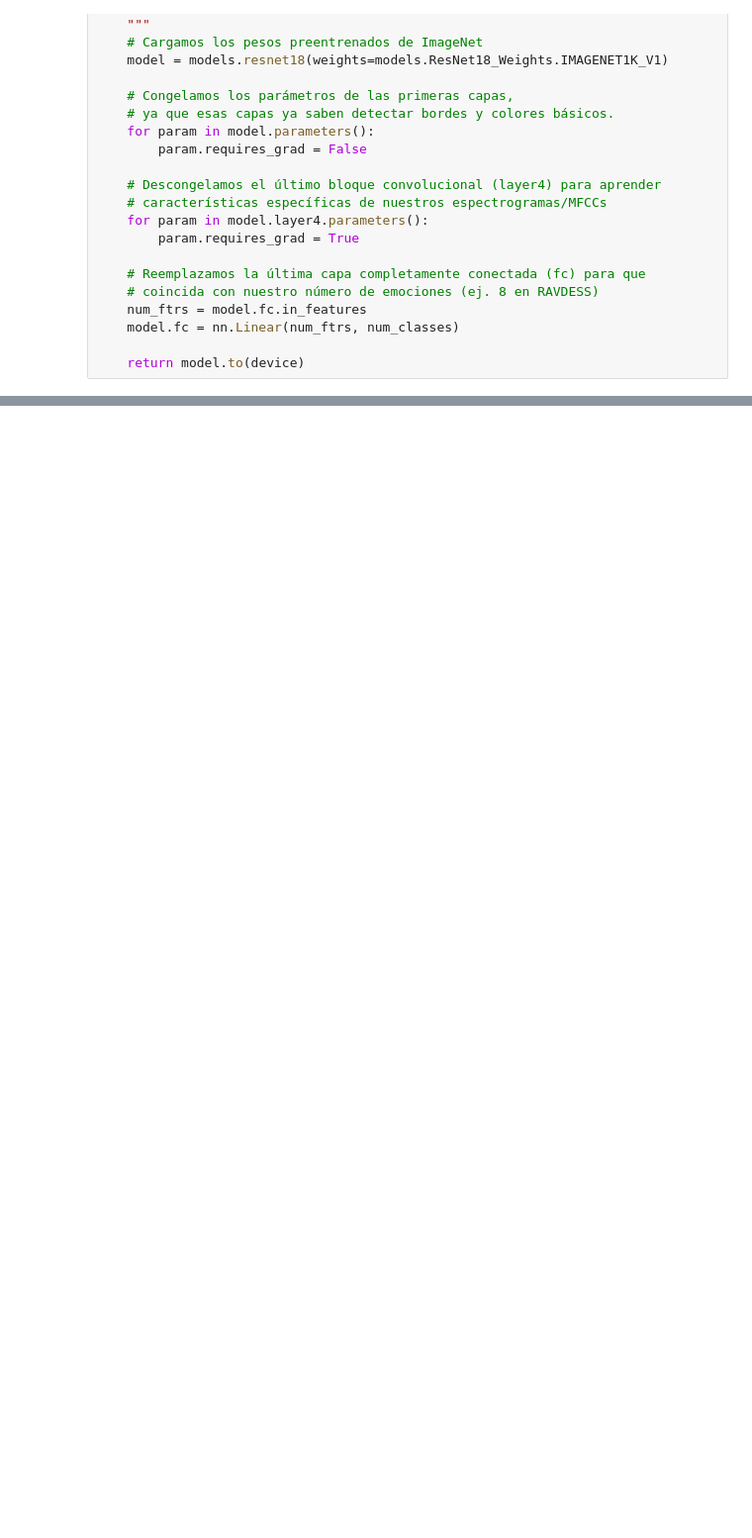
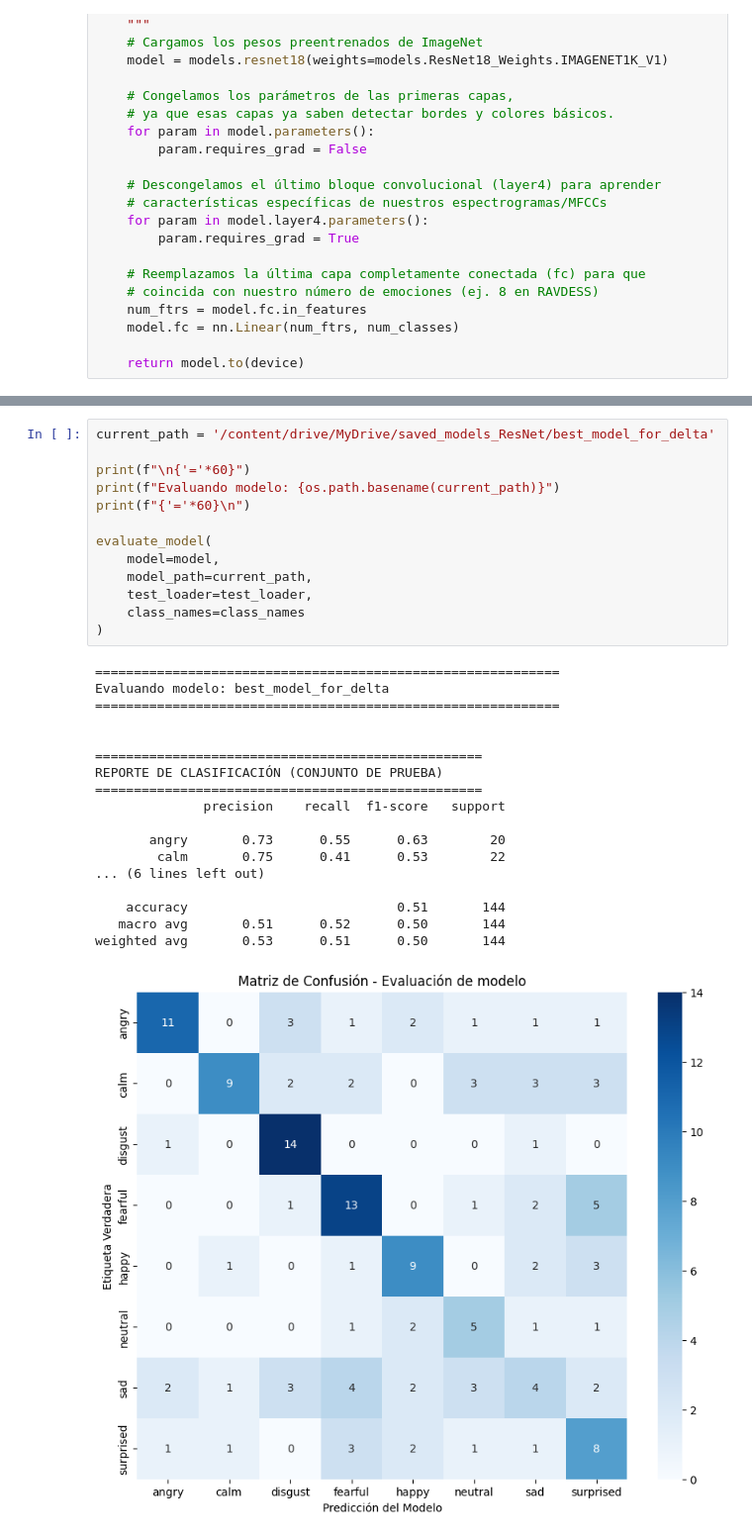
Before and after one commit to AcSsalazar/the-color-of-emotions, a Jupyter notebook: Notebooks/5-model-training.ipynb, the cells around one changed output, grey strips where cells are left out. Shown at 99% size. Saved outputs shown, nothing was run; the diff lists cells and outputs as text; blank space fills up the shorter version.

```diff
--- a/Notebooks/5-model-training.ipynb
+++ b/Notebooks/5-model-training.ipynb
@@ -225,0 +448,32 @@ TypeError: resnet_feature_selector() got an unexpected keyword argument 'base_di
+# %%
+current_path = '/content/drive/MyDrive/saved_models_ResNet/best_model_for_delta'
+
+print(f"\n{'='*60}")
+print(f"Evaluando modelo: {os.path.basename(current_path)}")
+print(f"{'='*60}\n")
+
+evaluate_model(
+    model=model,
+    model_path=current_path,
+    test_loader=test_loader,
+    class_names=class_names
+)
+# %% [output]
+============================================================
+Evaluando modelo: best_model_for_delta
+============================================================
+
+
+==================================================
+REPORTE DE CLASIFICACIÓN (CONJUNTO DE PRUEBA)
+==================================================
+              precision    recall  f1-score   support
+
+       angry       0.73      0.55      0.63        20
+        calm       0.75      0.41      0.53        22
+... (6 lines left out)
+
+    accuracy                           0.51       144
+   macro avg       0.51      0.52      0.50       144
+weighted avg       0.53      0.51      0.50       144
+[figure, added]
```
Also changed, not shown: parts of 15 cells of this notebook.
